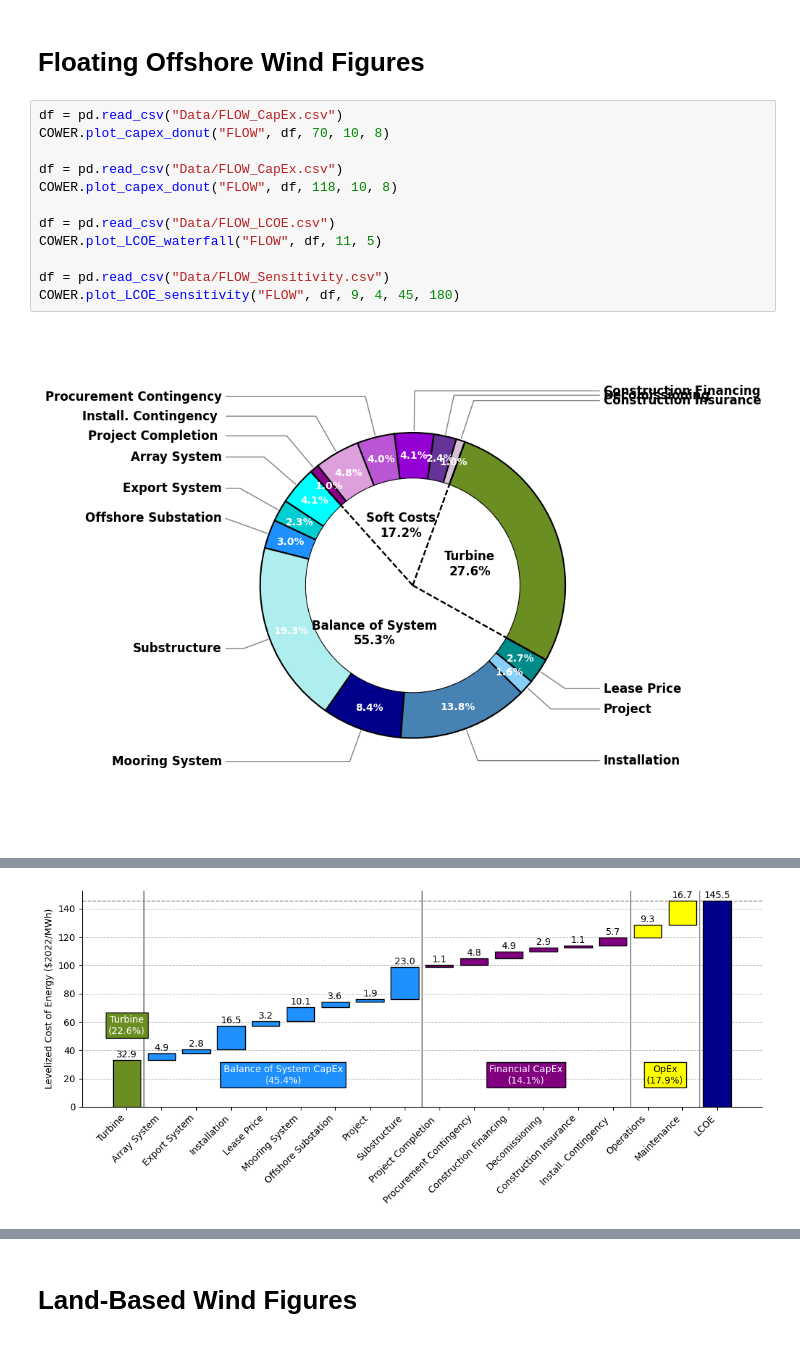
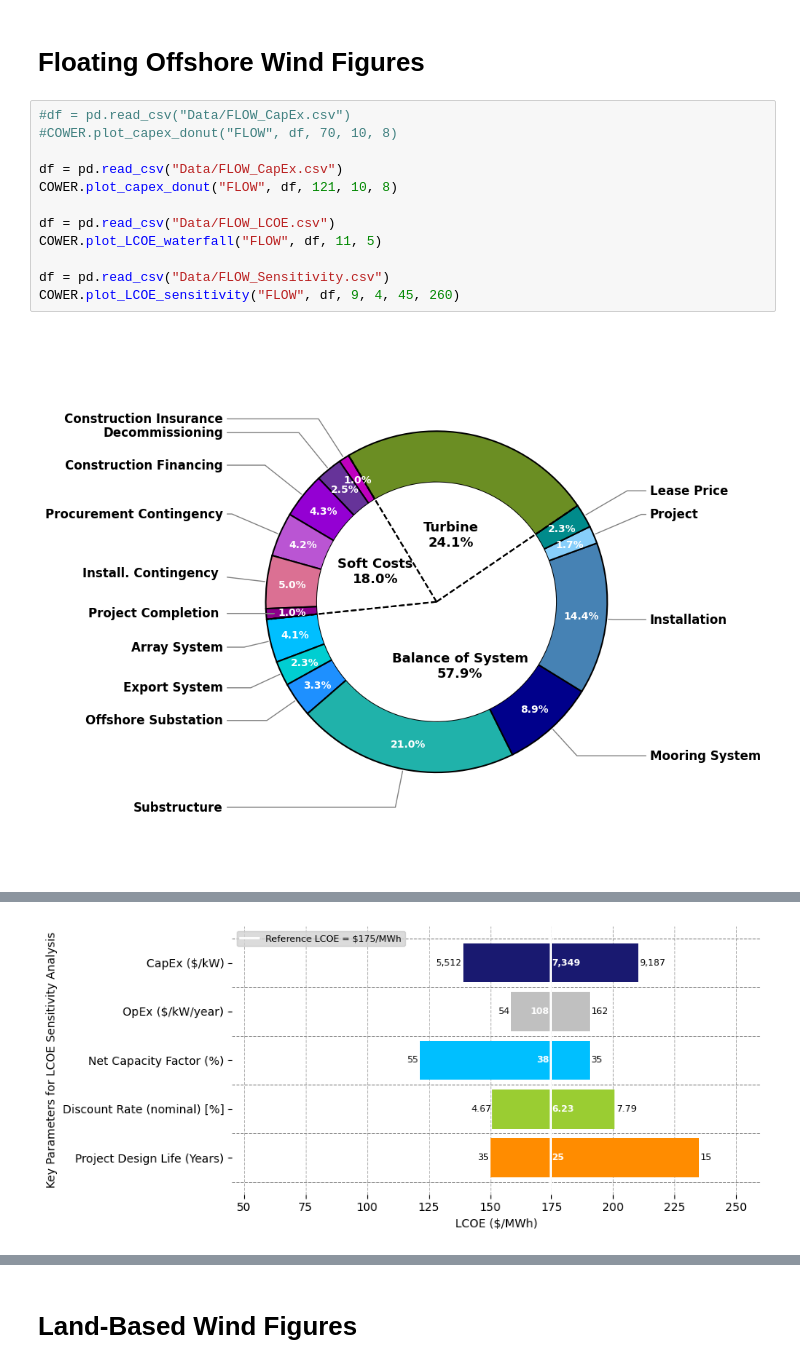
Before and after one commit to dmulash/Annual_Reporting_Workflow, a Jupyter notebook: COWER.ipynb, the cells around one changed output, grey strips where cells are left out. Cells and saved outputs as stored; diff of their text form.

Commit message:
Tyler's feedback, Tornado plots

```diff
--- a/COWER.ipynb
+++ b/COWER.ipynb
@@ -42,16 +42,16 @@ COWER.plot_LCOE_sensitivity("FBOW", df, 9, 4, 45, 180)
 # %% [markdown]
 # Floating Offshore Wind Figures
 # %%
-df = pd.read_csv("Data/FLOW_CapEx.csv")
-COWER.plot_capex_donut("FLOW", df, 70, 10, 8)
+#df = pd.read_csv("Data/FLOW_CapEx.csv")
+#COWER.plot_capex_donut("FLOW", df, 70, 10, 8)
 
 df = pd.read_csv("Data/FLOW_CapEx.csv")
-COWER.plot_capex_donut("FLOW", df, 118, 10, 8)
+COWER.plot_capex_donut("FLOW", df, 121, 10, 8)
 
 df = pd.read_csv("Data/FLOW_LCOE.csv")
 COWER.plot_LCOE_waterfall("FLOW", df, 11, 5)
 
 df = pd.read_csv("Data/FLOW_Sensitivity.csv")
-COWER.plot_LCOE_sensitivity("FLOW", df, 9, 4, 45, 180)
+COWER.plot_LCOE_sensitivity("FLOW", df, 9, 4, 45, 260)
 # %% [output]
-[figure, old version]
+[figure, new version]
@@ -59 +59 @@ COWER.plot_LCOE_sensitivity("FLOW", df, 9, 4, 45, 180)
-[figure, old version]
+[figure, new version]
```
Also changed, not shown: parts of 9 cells of this notebook, 48 other files.
